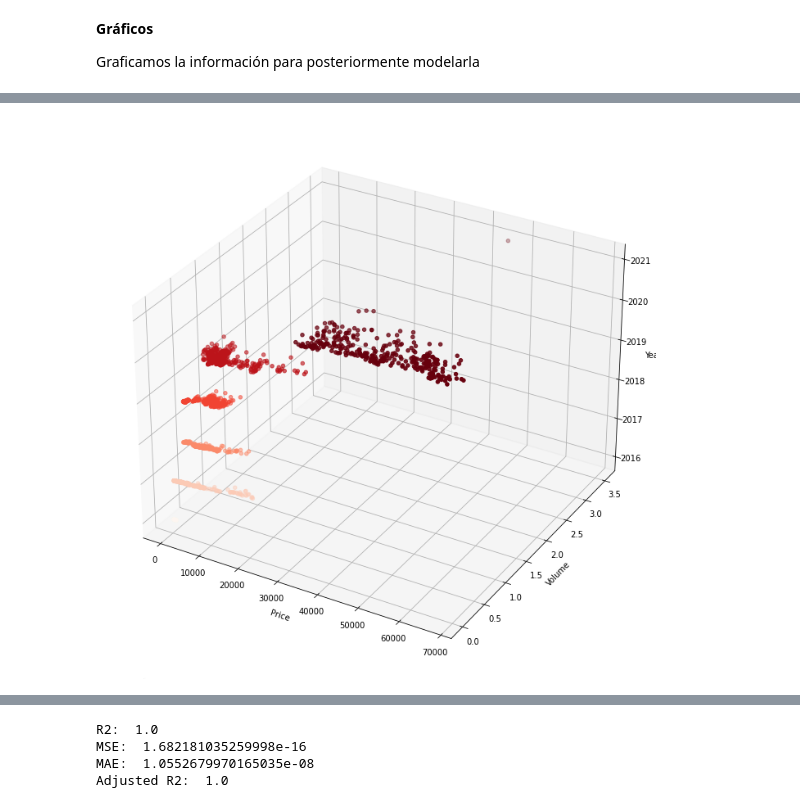
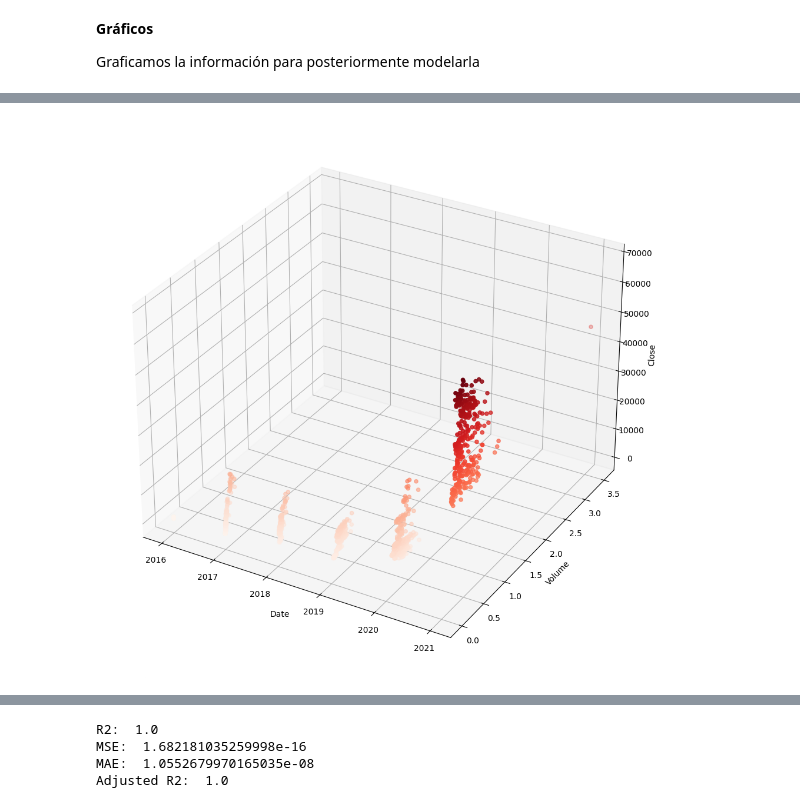
Before and after one commit to martinezmarcos93/PrimeraEntregaProyectoFinalDS, a Jupyter notebook: PrimeraEntrega_MarcosRamaPaty.ipynb, the cells around one changed output, grey strips where cells are left out. Drawn from its saved outputs; the diff is of its cells as text; code cells hidden in the pictures.

```diff
--- a/PrimeraEntrega_MarcosRamaPaty.ipynb
+++ b/PrimeraEntrega_MarcosRamaPaty.ipynb
@@ -388,20 +441,20 @@ plt.show()
 # %%
 #Gráfico 6
 
 fig = plt.figure(figsize=(12, 16))
 ax = fig.add_subplot(111, projection='3d')
 
 
-x = Dataset1['Close']
+x = Dataset1['Year']
 y = Dataset1['Volume']
-z = Dataset1['Year']
+z = Dataset1['Close']
 
 ax.scatter(x, y, z, c=z, cmap='Reds')
 
-ax.set_xlabel('Price')
+ax.set_xlabel('Date')
 ax.set_ylabel('Volume')
-ax.set_zlabel('Year')
+ax.set_zlabel('Close')
 
 plt.show()
 # %% [output]
-[figure, old version]
+[figure, new version]
```
Also changed, not shown: parts of 23 cells of this notebook.
